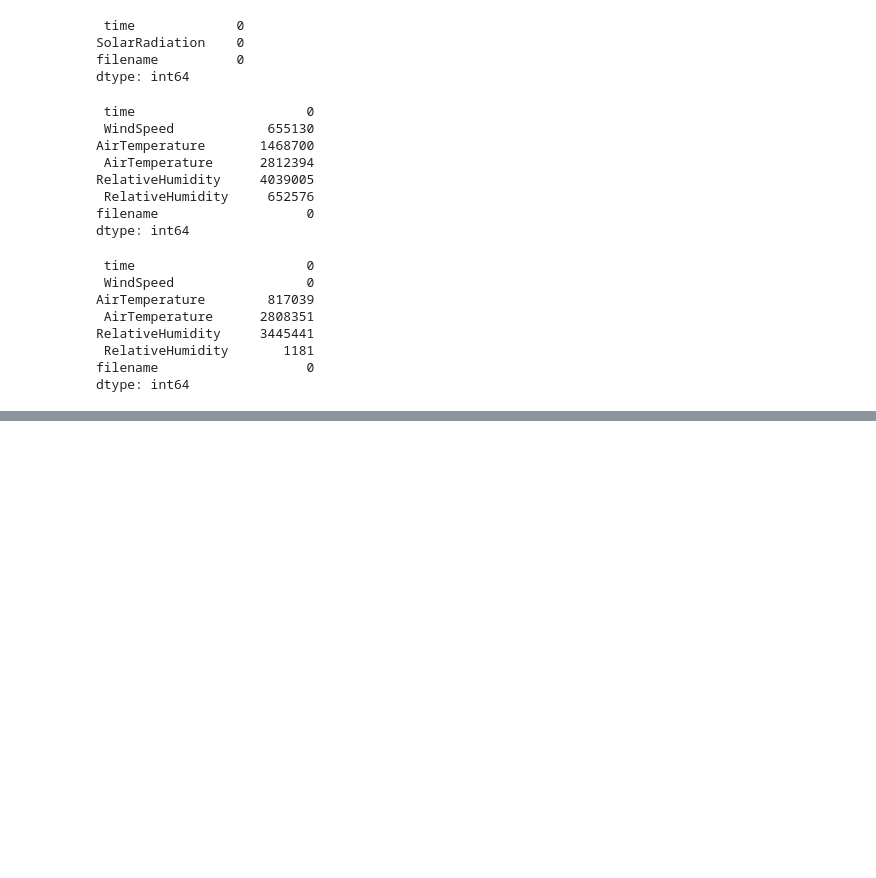
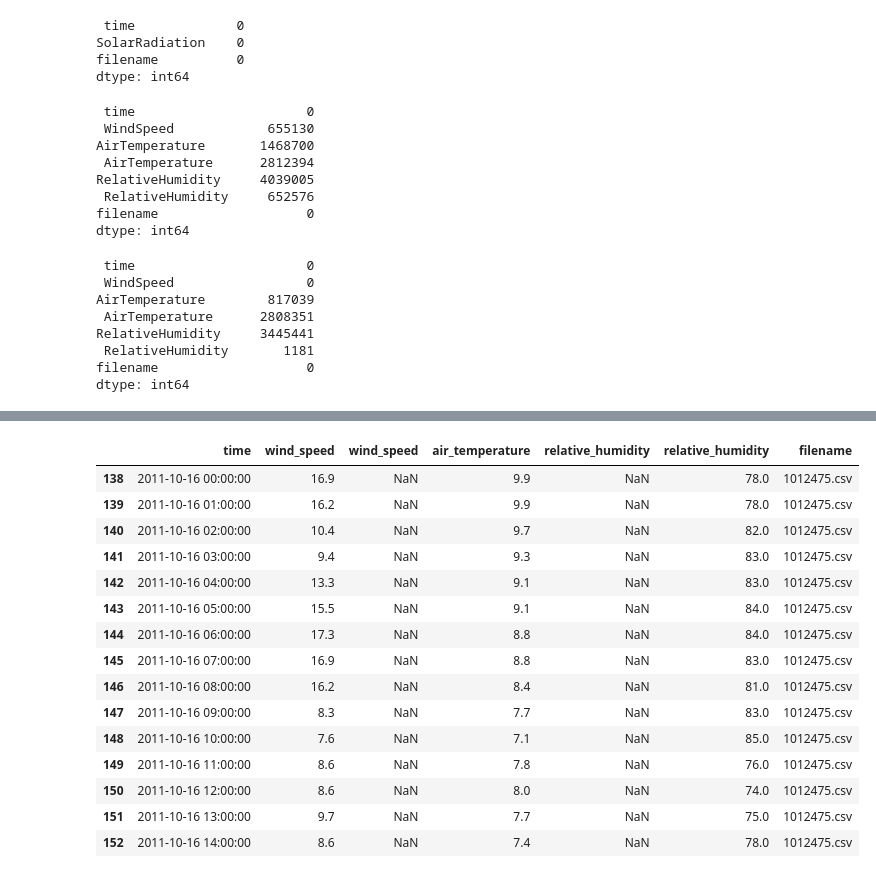
Before and after one commit to madiwiebe/LHL_Capstone_Project, a Jupyter notebook: notebooks/cleaning_data.ipynb, the cells around one changed output, grey strips where cells are left out. Saved outputs shown, nothing was run; the diff lists cells and outputs as text; code cells hidden in the pictures; blank space fills up the shorter version.

```diff
--- a/notebooks/cleaning_data.ipynb
+++ b/notebooks/cleaning_data.ipynb
@@ -214,0 +287,5 @@ CRD_data_wind_clean.to_csv(f'{path_2}/CRD_data_wind_clean.csv')
+# %%
+# only keep variables of interest
+# no solar data available from this network
+EC_raw_data_wind = EC_raw_data.loc[:,(' time', 'wind_speed', ' wind_speed', ' air_temperature', 'relative_humidity', ' relative_humidity', 'filename')]
+    # note that no air pressure column is available
@@ -214,0 +304,4 @@ CRD_data_wind_clean.to_csv(f'{path_2}/CRD_data_wind_clean.csv')
+# %%
+# drop rows in wind data that do not have values in either windspeed column
+EC_raw_data_wind_clean = EC_raw_data_wind.dropna(subset=['wind_speed', ' wind_speed'], how='all')
+EC_raw_data_wind_clean.isna().sum()
@@ -214,0 +317,19 @@ CRD_data_wind_clean.to_csv(f'{path_2}/CRD_data_wind_clean.csv')
+# %%
+EC_raw_data_wind_clean.head(15)
+# %% [output]
+|  | time | wind_speed | wind_speed | air_temperature | relative_humidity | relative_humidity | filename |
+| 138 | 2011-10-16 00:00:00 | 16.9 | NaN | 9.9 | NaN | 78.0 | 1012475.csv |
+| 139 | 2011-10-16 01:00:00 | 16.2 | NaN | 9.9 | NaN | 78.0 | 1012475.csv |
+| 140 | 2011-10-16 02:00:00 | 10.4 | NaN | 9.7 | NaN | 82.0 | 1012475.csv |
+| 141 | 2011-10-16 03:00:00 | 9.4 | NaN | 9.3 | NaN | 83.0 | 1012475.csv |
+| 142 | 2011-10-16 04:00:00 | 13.3 | NaN | 9.1 | NaN | 83.0 | 1012475.csv |
+| 143 | 2011-10-16 05:00:00 | 15.5 | NaN | 9.1 | NaN | 84.0 | 1012475.csv |
+| 144 | 2011-10-16 06:00:00 | 17.3 | NaN | 8.8 | NaN | 84.0 | 1012475.csv |
+| 145 | 2011-10-16 07:00:00 | 16.9 | NaN | 8.8 | NaN | 83.0 | 1012475.csv |
+| 146 | 2011-10-16 08:00:00 | 16.2 | NaN | 8.4 | NaN | 81.0 | 1012475.csv |
+| 147 | 2011-10-16 09:00:00 | 8.3 | NaN | 7.7 | NaN | 83.0 | 1012475.csv |
+| 148 | 2011-10-16 10:00:00 | 7.6 | NaN | 7.1 | NaN | 85.0 | 1012475.csv |
+| 149 | 2011-10-16 11:00:00 | 8.6 | NaN | 7.8 | NaN | 76.0 | 1012475.csv |
+| 150 | 2011-10-16 12:00:00 | 8.6 | NaN | 8.0 | NaN | 74.0 | 1012475.csv |
+| 151 | 2011-10-16 13:00:00 | 9.7 | NaN | 7.7 | NaN | 75.0 | 1012475.csv |
+| 152 | 2011-10-16 14:00:00 | 8.6 | NaN | 7.4 | NaN | 78.0 | 1012475.csv |
```
Also changed, not shown: parts of 11 cells of this notebook.
